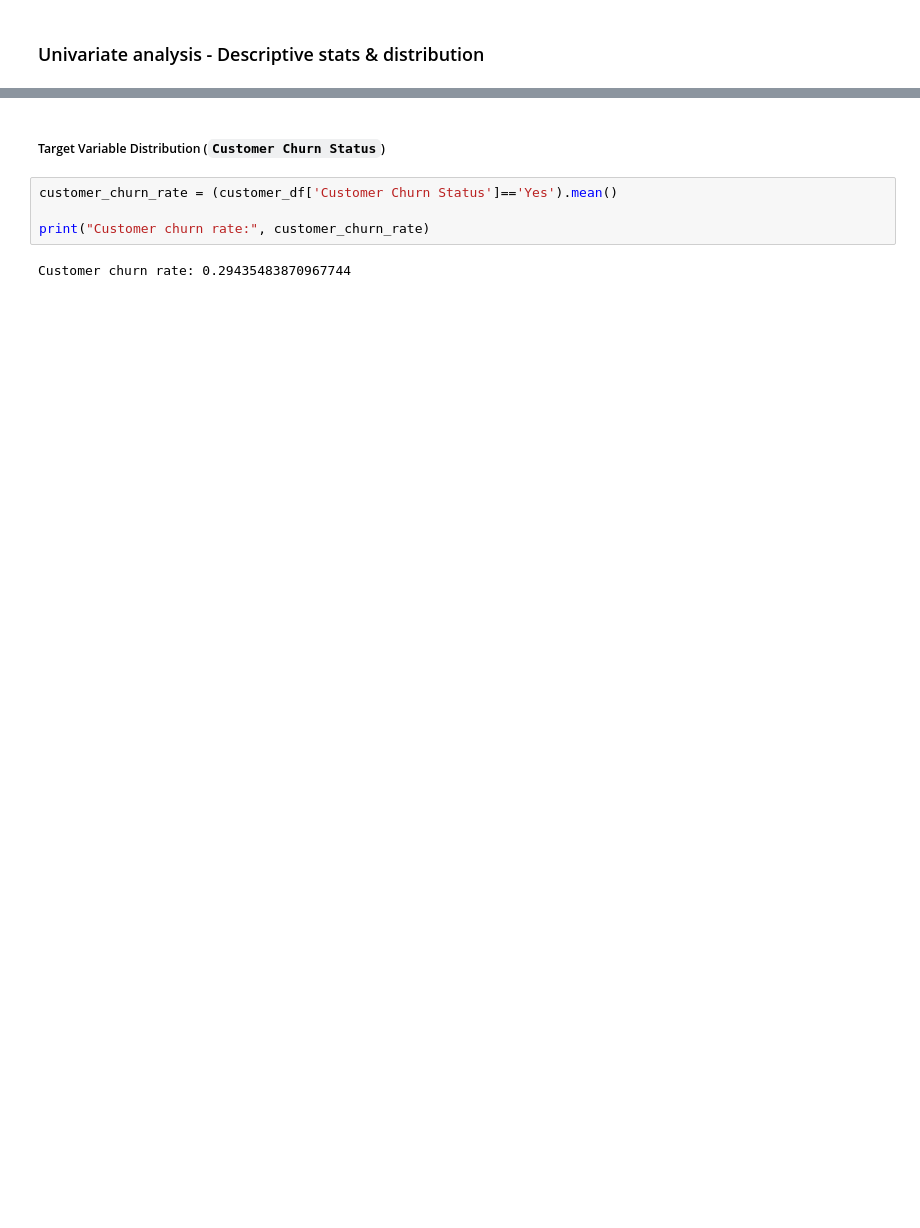
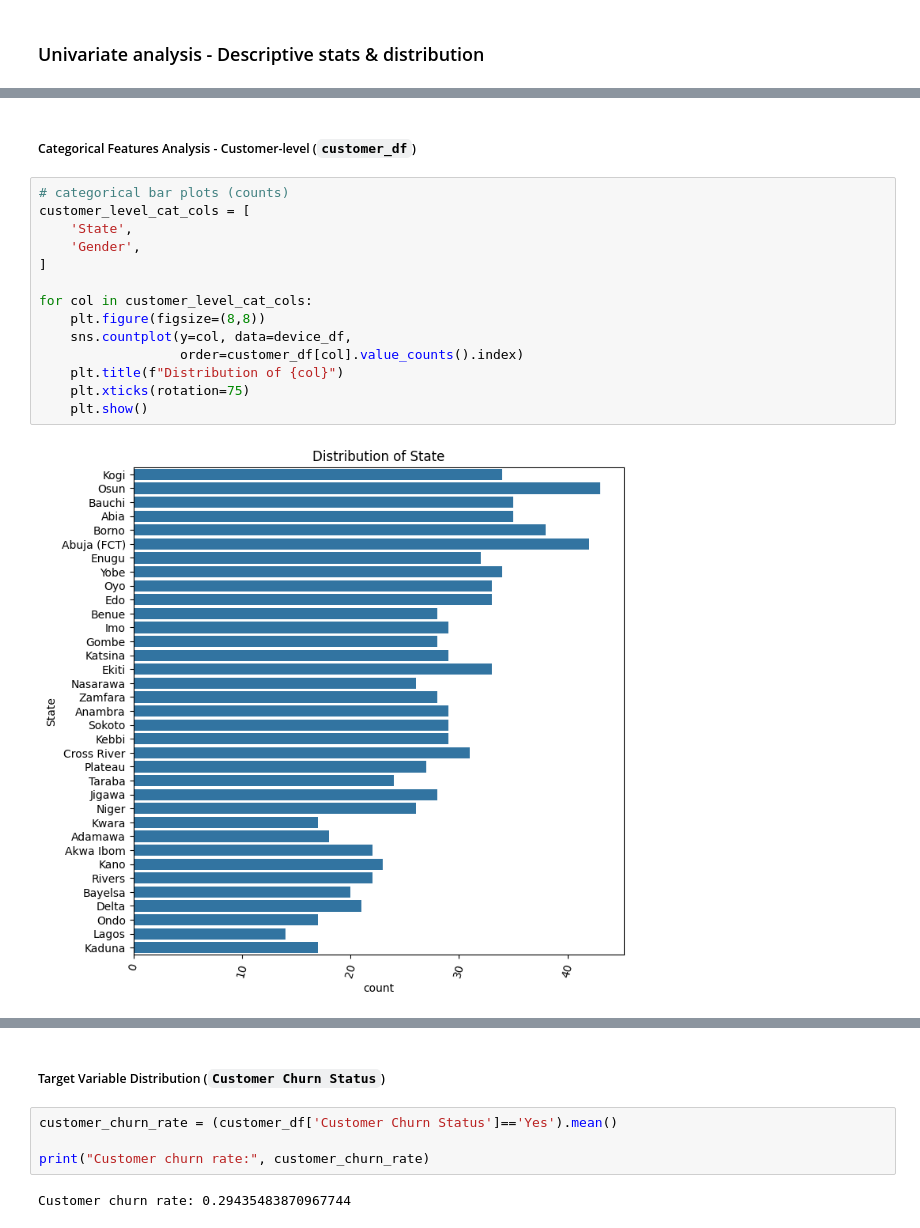
Before and after one commit to AISaturdaysLagos/C9-team-benokri, a Jupyter notebook: mtn_churn_prediction.ipynb, the cells around one changed output, grey strips where cells are left out. Drawn from its saved outputs; the diff is of its cells as text; blank space fills up the shorter version.

```diff
--- a/mtn_churn_prediction.ipynb
+++ b/mtn_churn_prediction.ipynb
@@ -229,0 +298,18 @@ Customer-level (`customer_df`)
+# %% [markdown]
+##### Categorical Features Analysis - Customer-level (`customer_df`)
+# %%
+# categorical bar plots (counts)
+customer_level_cat_cols = [
+    'State',
+    'Gender',
+]
+
+for col in customer_level_cat_cols:
+    plt.figure(figsize=(8,8))
+    sns.countplot(y=col, data=device_df,
+                  order=customer_df[col].value_counts().index)
+    plt.title(f"Distribution of {col}")
+    plt.xticks(rotation=75)
+    plt.show()
+# %% [output]
+[figure, added]
```
Also changed, not shown: parts of 23 cells of this notebook.
